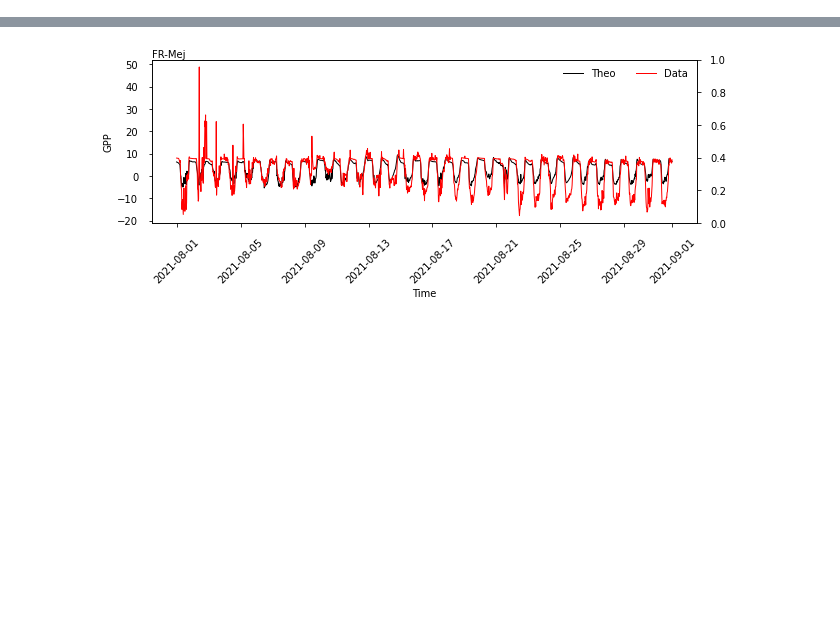
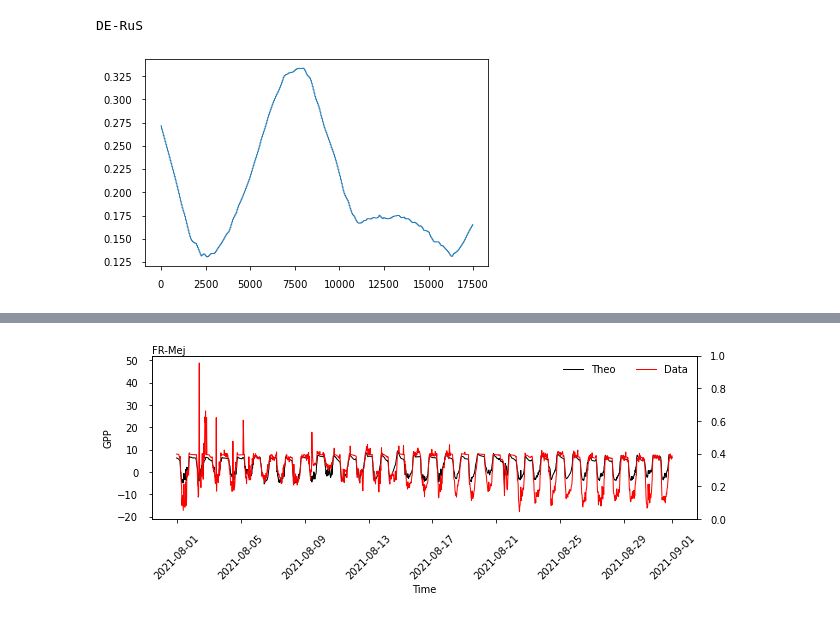
Before and after one commit to tglauch/pyVPRM, a Jupyter notebook: analysis_scripts/fit_VPRM_params.ipynb, the cells around one changed output, grey strips where cells are left out. Cells and saved outputs as stored; diff of their text form; code cells hidden in the pictures; blank space fills up the shorter version.

```diff
--- a/analysis_scripts/fit_VPRM_params.ipynb
+++ b/analysis_scripts/fit_VPRM_params.ipynb
@@ -216,3 +190,12 @@ for i in range(25):
+# %%
+for i in range(1):
+    fig, ax = newfig(0.9)
+    print(all_data[i].site_name)
+    ax.plot(range(len(all_data[i].get_data()['lswi'])), all_data[i].get_data()['lswi'])
+    fig.show()
+# %% [output]
+DE-RuS
+[figure, added]
 # %%
 # {7: {'respiration': array([0.31636985, 1.95071263]),
 #   'gpp': array([1.30919409e-01, 5.24741592e+02])},
```
Also changed, not shown: parts of 13 cells of this notebook, 3 other files.
